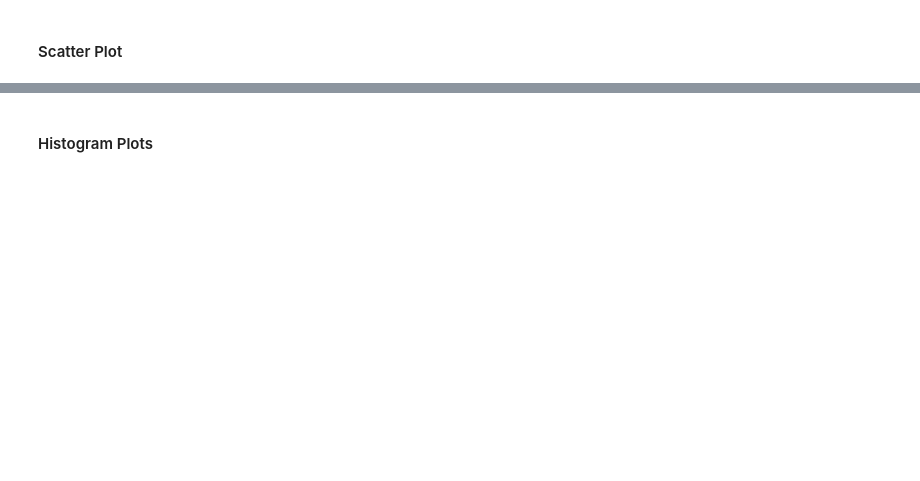
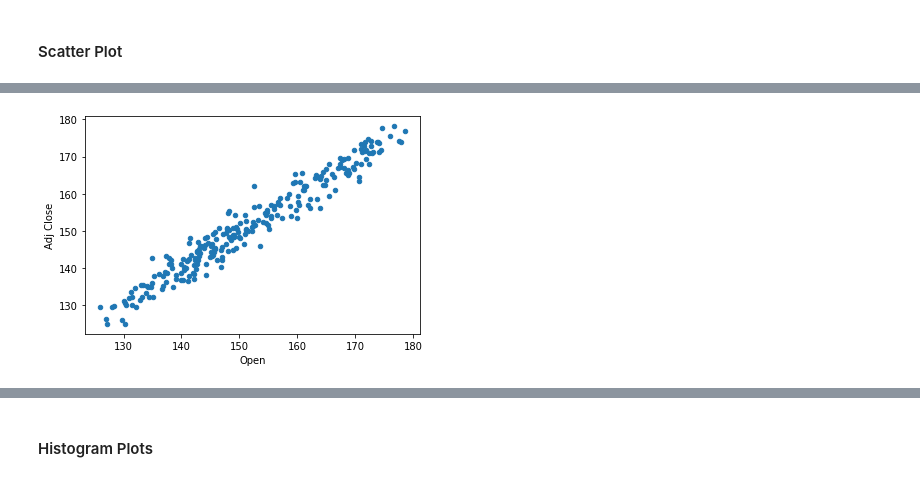
Before and after one commit to caiquemiranda/python-basics-II, a Jupyter notebook: 11-Data-Visualization-with-Matplotlib.ipynb, the cells around one changed output, grey strips where cells are left out. Drawn from its saved outputs; the diff is of its cells as text; code cells hidden in the pictures; blank space fills up the shorter version.

```diff
--- a/11-Data-Visualization-with-Matplotlib.ipynb
+++ b/11-Data-Visualization-with-Matplotlib.ipynb
@@ -306,11 +379,13 @@ plt.show()
 # %%
 # -Example 22-
 # Plotting a scatter plot of 'AdjOpen' and 'AdjClose' of
 # AAPL stock
-data.plot(x='AdjOpen',
-          y='AdjClose',
+data.plot(x='Open',
+          y='Adj Close',
           kind='scatter')
 
 plt.show()
+# %% [output]
+[figure, added]
 # %%
 # Method 1
```
Also changed, not shown: parts of 54 cells of this notebook, 2 other files.
